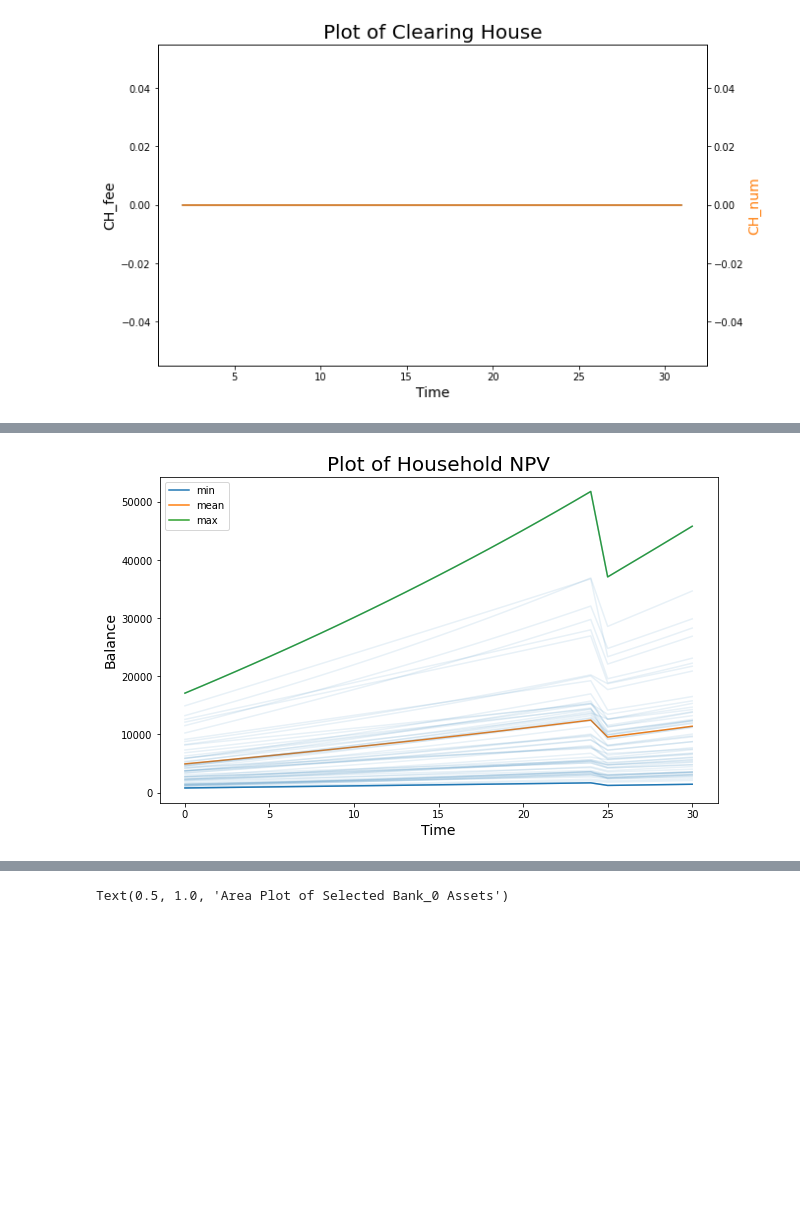
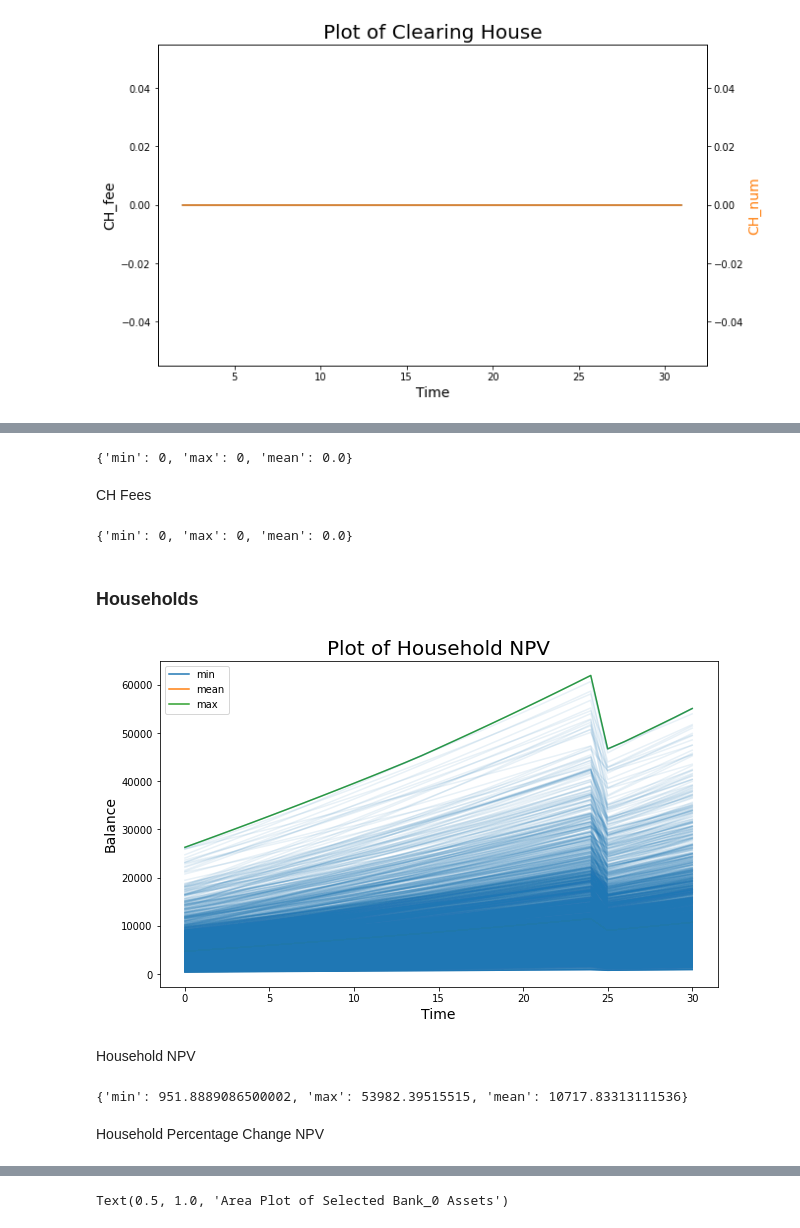
Before and after one commit to JonathanRossouw/Thesis, a Jupyter notebook: thesis/CBDC_analyze.ipynb, the cells around one changed output, grey strips where cells are left out. Cells and saved outputs as stored; diff of their text form; code cells hidden in the pictures; blank space fills up the shorter version.

```diff
--- a/thesis/CBDC_analyze.ipynb
+++ b/thesis/CBDC_analyze.ipynb
@@ -39,7 +39,7 @@ from functools import reduce
 import pandas as pd
 import glob
 import json
-thesis_dir = '/Users/jonathanrossouw/Desktop/Sim_res/measurements'
+thesis_dir = '/Users/jonathanrossouw/Desktop/Sim_res/no_batch'
 # %% [markdown]
 Import the measurements csv
 # %%
@@ -239,27 +239,75 @@ Households
+# %%
+num_ch = []
+for df in thesis_output:
+    num_ch.append(int(df["number_of_batched_payments"][-1::]))
+num_ch.sort()
+num_ch_stats = {}
+num_ch_stats["min"] = num_ch[2]
+num_ch_stats["max"] = num_ch[-3]
+num_ch_stats["mean"] = sum(num_ch)/len(num_ch)
+num_ch_stats
+# %% [output]
+{'min': 0, 'max': 0, 'mean': 0.0}
+# %% [markdown]
+CH Fees
+# %%
+fees_ch = []
+for df in thesis_output:
+    fees_ch.append(int(df["clearing_house_fee_total"][-1::]))
+fees_ch.sort()
+fees_ch_stats = {}
+fees_ch_stats["min"] = fees_ch[2]
+fees_ch_stats["max"] = fees_ch[-3]
+fees_ch_stats["mean"] = sum(fees_ch)/len(fees_ch)
+fees_ch_stats
+# %% [output]
+{'min': 0, 'max': 0, 'mean': 0.0}
+# %% [markdown]
+### Households
+# %%
+hh_npv = []
+for item in households_output:
+    hh_ids = list(json_to_dataframe_account(item, num_sim, "loans").columns)
+    for house in hh_ids:
+        household_npv = json_to_dataframe_id(item, num_sim, house)
+        household_npv['npv'] = household_npv[['deposits', 'bank_notes',  'receivables',  'equity_firm' , 'equity_bank']].sum(axis=1) - household_npv['deposits'].values
+        hh_npv.append(household_npv)
 # %%
 fig, ax = plt.subplots(nrows=1, ncols=1, figsize=(10,6))
 
 household_npv_individual = {}
-
-hh_ids = list(json_to_dataframe_account(households_output[0], num_sim, "loans").columns)
-for house in hh_ids:
-    household_npv = json_to_dataframe_id(households_output[0], num_sim, house)
-    household_npv['npv'] = household_npv[['deposits', 'bank_notes',  'receivables',  'equity_firm' , 'equity_bank']].sum(axis=1) - household_npv['deposits'].values
-    household_npv_individual[house] = household_npv['npv']
-
+for i, item in enumerate(hh_npv):
+    household_npv_individual[i] = item["npv"]
 
 household_npv_df = pd.DataFrame.from_dict(household_npv_individual)/20000
 household_npv_df['max'] = household_npv_df.max(1)
 household_npv_df['mean'] = household_npv_df.mean(1)
 household_npv_df['min'] = household_npv_df.min(1)
 
 ax.plot(household_npv_df.index, household_npv_df[['min', 'mean', 'max']])
 ax.plot(household_npv_df.index, household_npv_df, color='C0', alpha=0.1)
 ax.set_xlabel('Time', fontsize='14')
 ax.set_ylabel('Balance', fontsize='14')
 ax.legend(['min', 'mean', 'max'])
 plt.title("Plot of Household NPV", size=20)
 
 fig.savefig('figures/Households_NPVs.png')
 # %% [output]
-[figure, old version]
+[figure, new version]
+# %% [markdown]
+Household NPV
+# %%
+hh_npv_final = []
+for item in hh_npv:
+    hh_npv_final.append(float(item["npv"][-1:]))
+
+hh_npv_stats = {}
+hh_npv_final.sort()
+hh_npv_stats["min"] = hh_npv_final[2]/20000
+hh_npv_stats["max"] = hh_npv_final[-3]/20000
+hh_npv_stats["mean"] = (sum(hh_npv_final)/len(hh_npv_final))/20000
+hh_npv_stats
+# %% [output]
+{'min': 951.8889086500002, 'max': 53982.39515515, 'mean': 10717.83313111536}
+# %% [markdown]
+Household Percentage Change NPV
```
Also changed, not shown: parts of 25 cells of this notebook, 2 other files.
